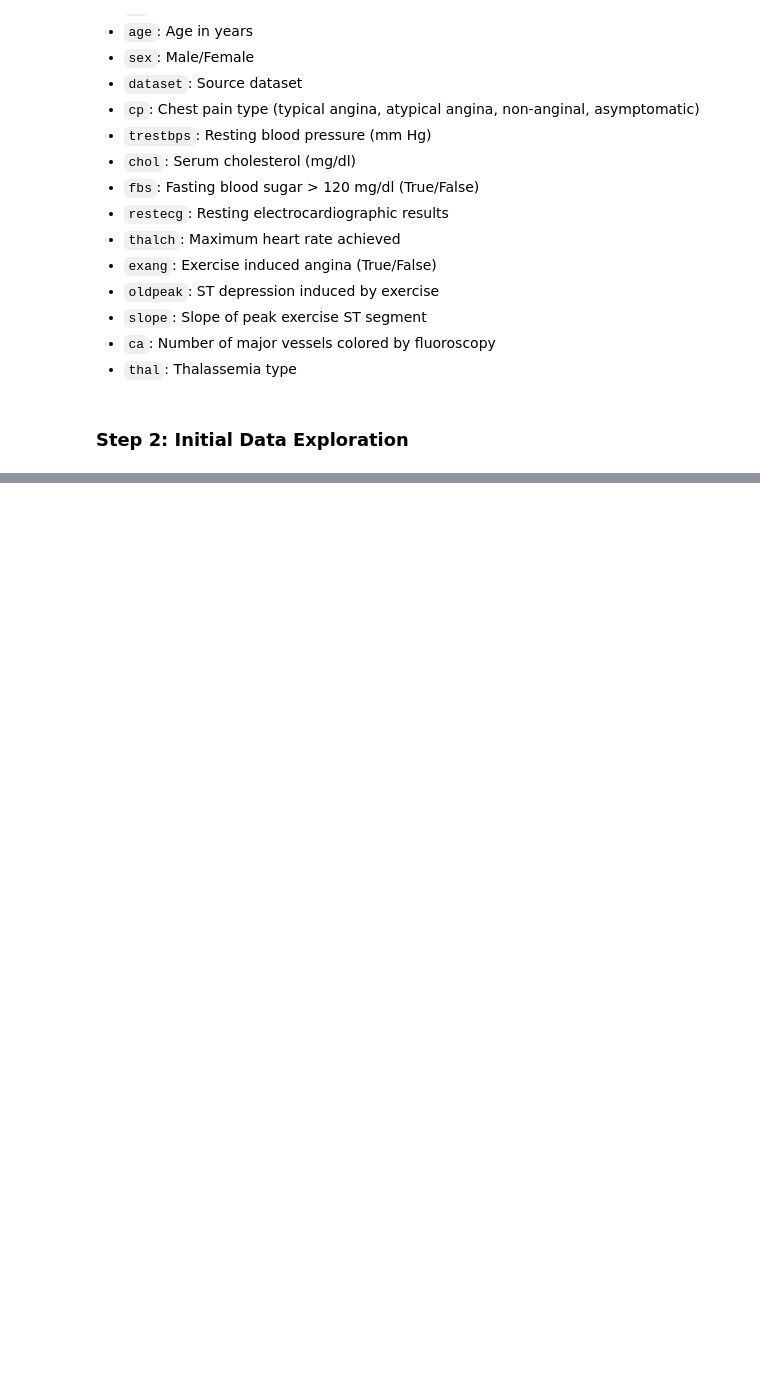
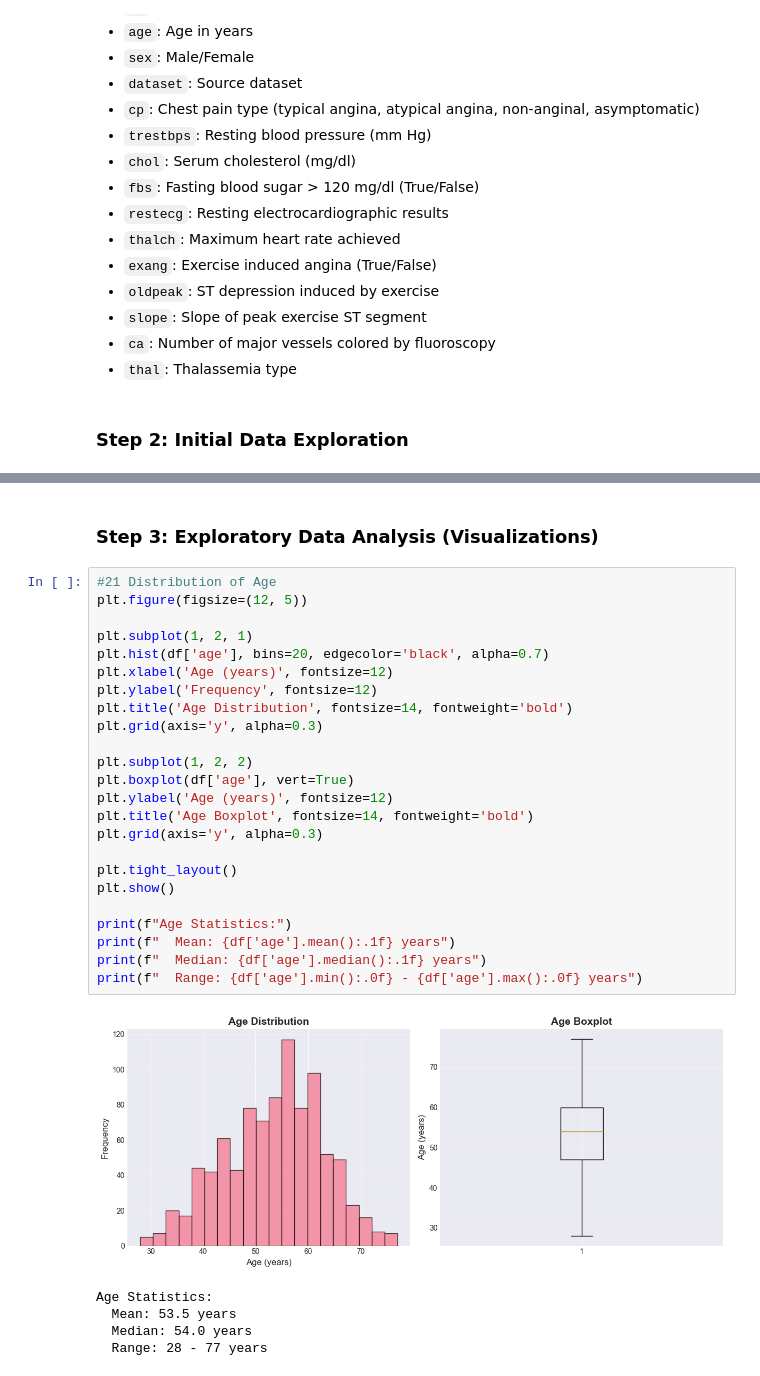
Before and after one commit to davidgit3000/Heart-Disease-Analysis-K-means-, a Jupyter notebook: heart_disease_clustering.ipynb, the cells around one changed output, grey strips where cells are left out. Saved outputs shown, nothing was run; the diff lists cells and outputs as text; blank space fills up the shorter version.

Commit message:
added code for step 3 in Phase 1 (EDA with Visualizations)

```diff
--- a/heart_disease_clustering.ipynb
+++ b/heart_disease_clustering.ipynb
@@ -327,0 +354,32 @@ DUPLICATE RECORDS CHECK
+# %% [markdown]
+### Step 3: Exploratory Data Analysis (Visualizations)
+# %%
+#21 Distribution of Age
+plt.figure(figsize=(12, 5))
+
+plt.subplot(1, 2, 1)
+plt.hist(df['age'], bins=20, edgecolor='black', alpha=0.7)
+plt.xlabel('Age (years)', fontsize=12)
+plt.ylabel('Frequency', fontsize=12)
+plt.title('Age Distribution', fontsize=14, fontweight='bold')
+plt.grid(axis='y', alpha=0.3)
+
+plt.subplot(1, 2, 2)
+plt.boxplot(df['age'], vert=True)
+plt.ylabel('Age (years)', fontsize=12)
+plt.title('Age Boxplot', fontsize=14, fontweight='bold')
+plt.grid(axis='y', alpha=0.3)
+
+plt.tight_layout()
+plt.show()
+
+print(f"Age Statistics:")
+print(f"  Mean: {df['age'].mean():.1f} years")
+print(f"  Median: {df['age'].median():.1f} years")
+print(f"  Range: {df['age'].min():.0f} - {df['age'].max():.0f} years")
+# %% [output]
+[figure, added]
+Age Statistics:
+  Mean: 53.5 years
+  Median: 54.0 years
+  Range: 28 - 77 years
```
Also changed, not shown: parts of 33 cells of this notebook.
